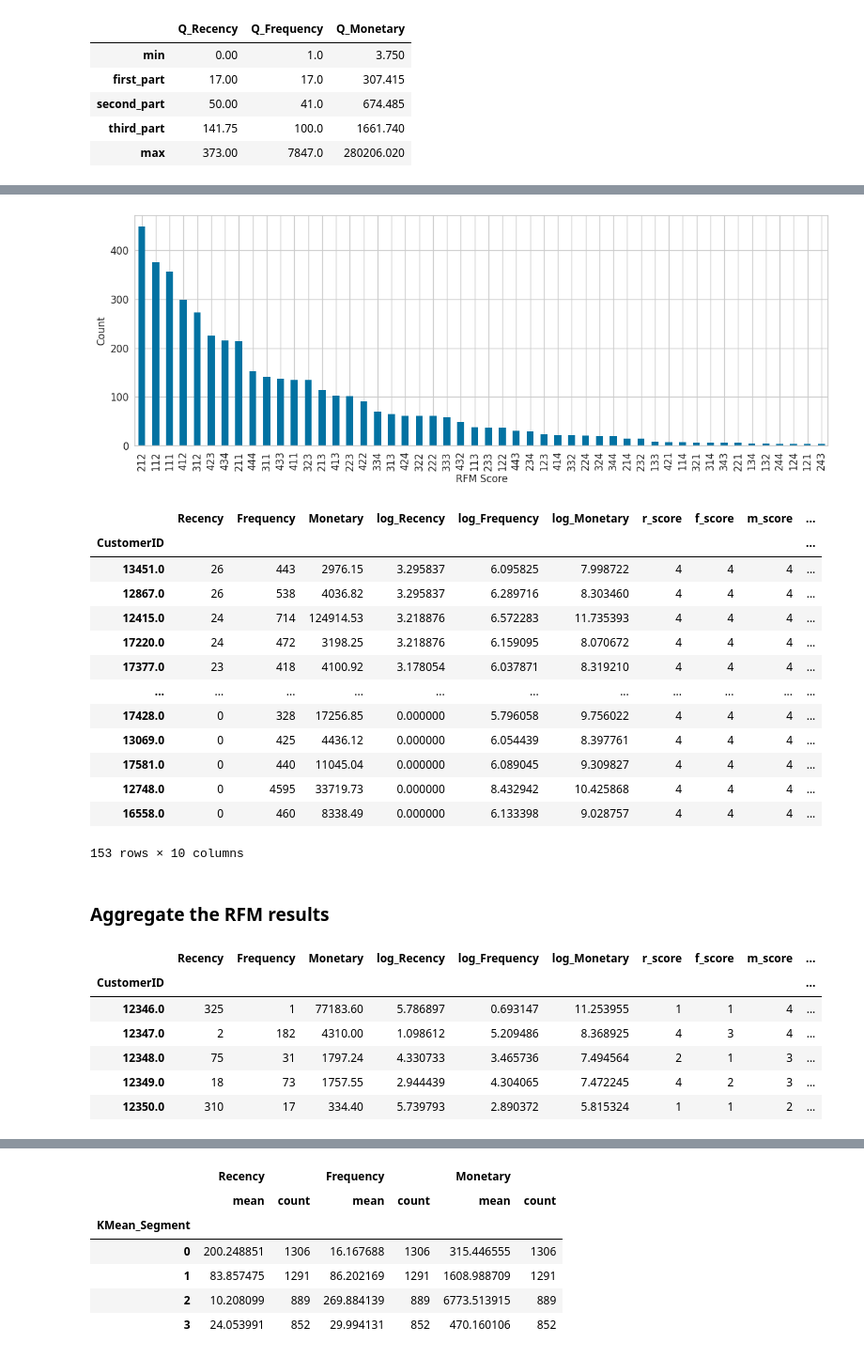
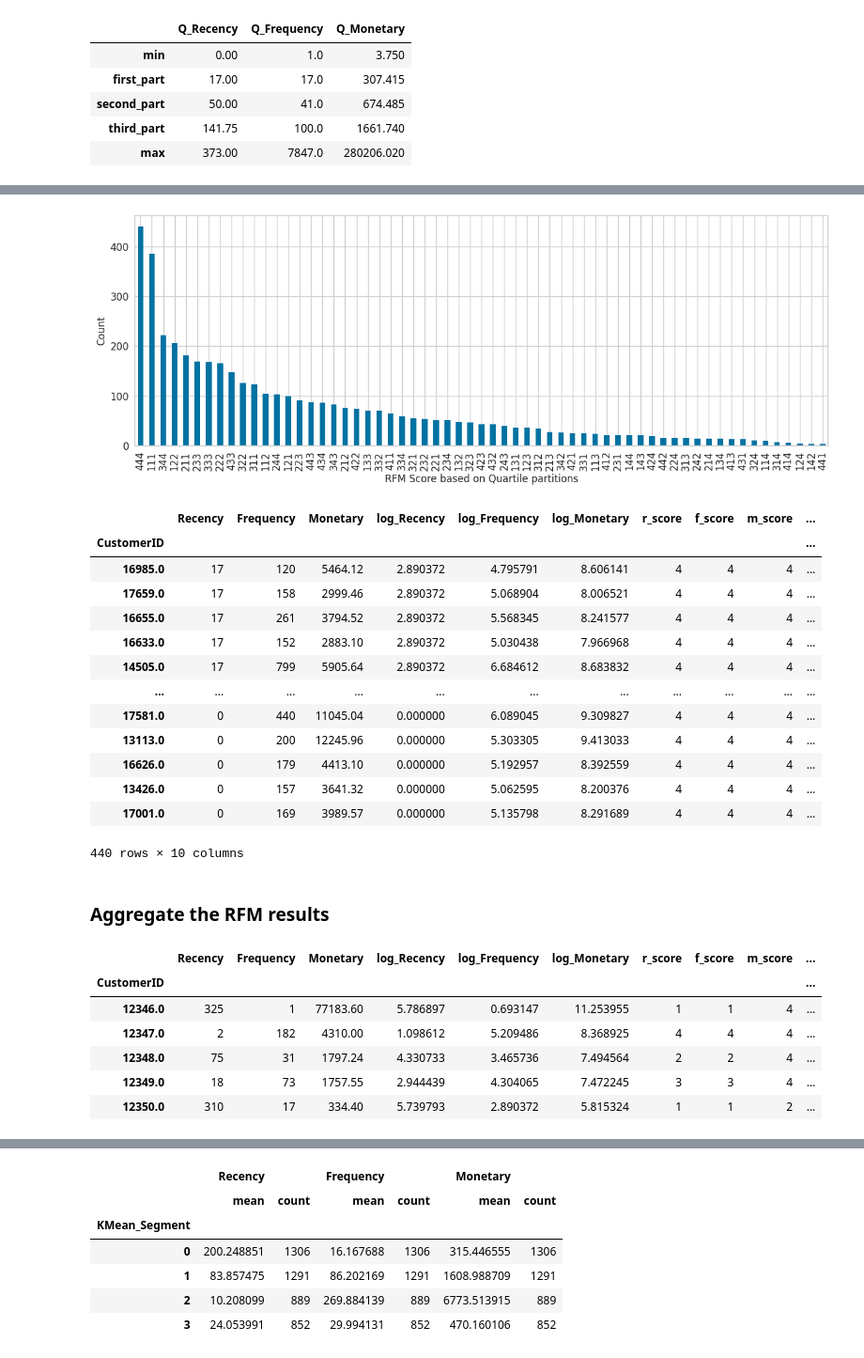
Before and after one commit to nicoleyang0210/AIML, a Jupyter notebook: customer-segmentation.ipynb, the cells around one changed output, grey strips where cells are left out. Shown: that part at 94% size. Cells and saved outputs as stored; diff of their text form; code cells hidden in the pictures.

```diff
--- a/customer-segmentation.ipynb
+++ b/customer-segmentation.ipynb
@@ -460,9 +505,9 @@ hist = plt.hist(np.log(rfm['Monetary']+1), bins=100, range=[0,15], align='left',
 # %% [markdown]
 After taking the logarithm, the distributions are close to normal and their scales are the same.
 # %%
-rfm['log_Recency'] = np.log(rfm['Recency']+1)
-rfm['log_Frequency'] = np.log(rfm['Frequency']+1)
-rfm['log_Monetary'] = np.log(rfm['Monetary']+1)
+rfm['log_Recency'] = np.log1p(rfm['Recency'])
+rfm['log_Frequency'] = np.log1p(rfm['Frequency'])
+rfm['log_Monetary'] = np.log1p(rfm['Monetary'])
 # %%
 rfm.head()
 # %% [output]
@@ -573,32 +608,32 @@ quartile_spread
 # %%
-rfm['r_score'] = pd.cut(rfm['Recency'], bins=r_breaks, labels=[4,3,2,1],include_lowest=True)
-rfm['f_score'] = pd.cut(rfm['Frequency'], bins=f_breaks, labels=[1,2,3,4],include_lowest=True)
-rfm['m_score'] = pd.cut(rfm['Monetary'], bins=m_breaks, labels=[1,2,3,4],include_lowest=True)
+rfm['r_score'] = pd.cut(rfm['Recency'], bins=r_quarters, labels=[4,3,2,1],include_lowest=True)
+rfm['f_score'] = pd.cut(rfm['Frequency'], bins=f_quarters, labels=[1,2,3,4],include_lowest=True)
+rfm['m_score'] = pd.cut(rfm['Monetary'], bins=m_quarters, labels=[1,2,3,4],include_lowest=True)
 rfm['rfm_score'] = rfm['r_score'].astype(str) + rfm['f_score'].astype(str) + rfm['m_score'].astype(str)
 # %%
 ax = rfm['rfm_score'].value_counts().plot(kind='bar', figsize=(15, 5), fontsize=12)
-ax.set_xlabel("RFM Score", fontsize=12)
+ax.set_xlabel("RFM Score based on Quartile partitions", fontsize=12)
 ax.set_ylabel("Count", fontsize=12)
 plt.show()
 # %% [output]
-[figure, old version]
+[figure, new version]
 # %%
 rfm[rfm['rfm_score']=='444'].sort_values('Recency',ascending=False)
 # %% [output]
 |  | Recency | Frequency | Monetary | log_Recency | log_Frequency | log_Monetary | r_score | f_score | m_score | ... |
 | CustomerID |  |  |  |  |  |  |  |  |  | ... |
-| 13451.0 | 26 | 443 | 2976.15 | 3.295837 | 6.095825 | 7.998722 | 4 | 4 | 4 | ... |
-| 12867.0 | 26 | 538 | 4036.82 | 3.295837 | 6.289716 | 8.303460 | 4 | 4 | 4 | ... |
-| 12415.0 | 24 | 714 | 124914.53 | 3.218876 | 6.572283 | 11.735393 | 4 | 4 | 4 | ... |
-| 17220.0 | 24 | 472 | 3198.25 | 3.218876 | 6.159095 | 8.070672 | 4 | 4 | 4 | ... |
-| 17377.0 | 23 | 418 | 4100.92 | 3.178054 | 6.037871 | 8.319210 | 4 | 4 | 4 | ... |
+| 16985.0 | 17 | 120 | 5464.12 | 2.890372 | 4.795791 | 8.606141 | 4 | 4 | 4 | ... |
+| 17659.0 | 17 | 158 | 2999.46 | 2.890372 | 5.068904 | 8.006521 | 4 | 4 | 4 | ... |
+| 16655.0 | 17 | 261 | 3794.52 | 2.890372 | 5.568345 | 8.241577 | 4 | 4 | 4 | ... |
+| 16633.0 | 17 | 152 | 2883.10 | 2.890372 | 5.030438 | 7.966968 | 4 | 4 | 4 | ... |
+| 14505.0 | 17 | 799 | 5905.64 | 2.890372 | 6.684612 | 8.683832 | 4 | 4 | 4 | ... |
 | ... | ... | ... | ... | ... | ... | ... | ... | ... | ... | ... |
-| 17428.0 | 0 | 328 | 17256.85 | 0.000000 | 5.796058 | 9.756022 | 4 | 4 | 4 | ... |
-| 13069.0 | 0 | 425 | 4436.12 | 0.000000 | 6.054439 | 8.397761 | 4 | 4 | 4 | ... |
 | 17581.0 | 0 | 440 | 11045.04 | 0.000000 | 6.089045 | 9.309827 | 4 | 4 | 4 | ... |
-| 12748.0 | 0 | 4595 | 33719.73 | 0.000000 | 8.432942 | 10.425868 | 4 | 4 | 4 | ... |
-| 16558.0 | 0 | 460 | 8338.49 | 0.000000 | 6.133398 | 9.028757 | 4 | 4 | 4 | ... |
+| 13113.0 | 0 | 200 | 12245.96 | 0.000000 | 5.303305 | 9.413033 | 4 | 4 | 4 | ... |
+| 16626.0 | 0 | 179 | 4413.10 | 0.000000 | 5.192957 | 8.392559 | 4 | 4 | 4 | ... |
+| 13426.0 | 0 | 157 | 3641.32 | 0.000000 | 5.062595 | 8.200376 | 4 | 4 | 4 | ... |
+| 17001.0 | 0 | 169 | 3989.57 | 0.000000 | 5.135798 | 8.291689 | 4 | 4 | 4 | ... |
-153 rows × 10 columns
+440 rows × 10 columns
 # %% [markdown]
 ### Aggregate the RFM results
 # %%
@@ -622,9 +657,9 @@ rfm.head()
 |  | Recency | Frequency | Monetary | log_Recency | log_Frequency | log_Monetary | r_score | f_score | m_score | ... |
 | CustomerID |  |  |  |  |  |  |  |  |  | ... |
 | 12346.0 | 325 | 1 | 77183.60 | 5.786897 | 0.693147 | 11.253955 | 1 | 1 | 4 | ... |
-| 12347.0 | 2 | 182 | 4310.00 | 1.098612 | 5.209486 | 8.368925 | 4 | 3 | 4 | ... |
-| 12348.0 | 75 | 31 | 1797.24 | 4.330733 | 3.465736 | 7.494564 | 2 | 1 | 3 | ... |
-| 12349.0 | 18 | 73 | 1757.55 | 2.944439 | 4.304065 | 7.472245 | 4 | 2 | 3 | ... |
+| 12347.0 | 2 | 182 | 4310.00 | 1.098612 | 5.209486 | 8.368925 | 4 | 4 | 4 | ... |
+| 12348.0 | 75 | 31 | 1797.24 | 4.330733 | 3.465736 | 7.494564 | 2 | 2 | 4 | ... |
+| 12349.0 | 18 | 73 | 1757.55 | 2.944439 | 4.304065 | 7.472245 | 3 | 3 | 4 | ... |
 | 12350.0 | 310 | 17 | 334.40 | 5.739793 | 2.890372 | 5.815324 | 1 | 1 | 2 | ... |
 # %%
 rfm[["RFM_segment","Recency","Frequency","Monetary"]].groupby(["RFM_segment"]).agg(["mean","count"])
```
Also changed, not shown: parts of 29 cells of this notebook.
